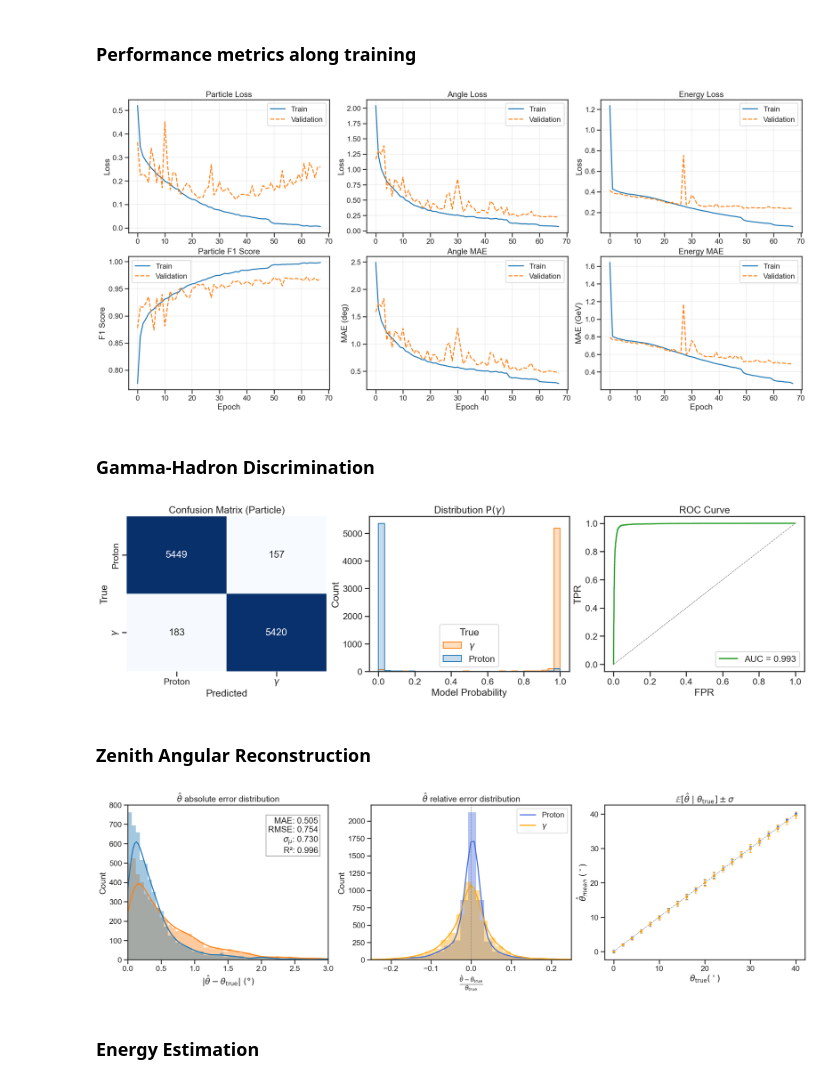
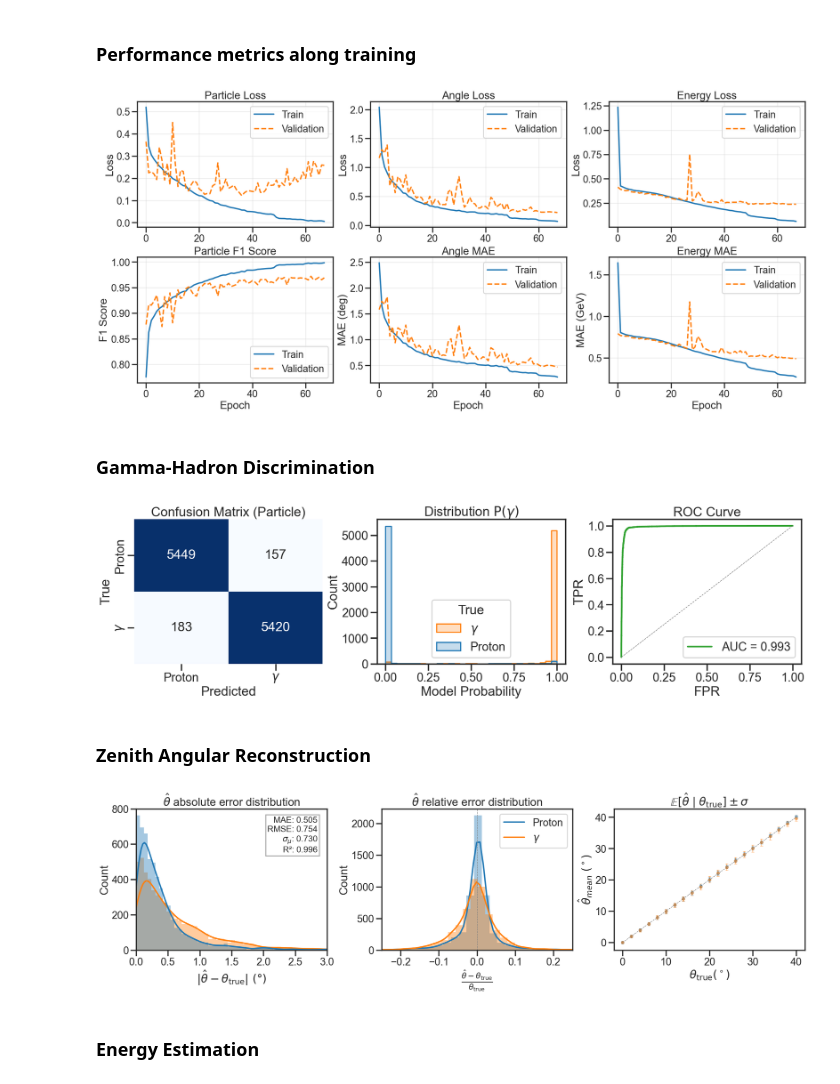
Before and after one commit to luisnavarrof/CONDOR_EAS-Reconstruction, a Jupyter notebook: CONDOR_EAS-Data-Visualization.ipynb, the cells around one changed output. Saved outputs shown, nothing was run; the diff lists cells and outputs as text; code cells hidden in the pictures.

Commit message:
Updated visualization style in CONDOR_EAS-Data-Visualization.ipynb

```diff
--- a/CONDOR_EAS-Data-Visualization.ipynb
+++ b/CONDOR_EAS-Data-Visualization.ipynb
@@ -496,8 +466,6 @@ from sklearn.metrics import (
     root_mean_squared_error,
     r2_score,
 )
-
-sns.set_context("talk")
 
 # Usa la ruta ya definida en el notebook; si no existe, ajusta manualmente.
 if "ARTIFACTS_DIR" not in globals():
@@ -636,7 +604,7 @@ for j, (col, title, ylabel) in enumerate(zip(
 fig.savefig(plots_dir / "training_curves_artifacts.png", dpi=200)
 plt.show()
 # %% [output]
-[figure, old version]
+[figure, new version]
 # %% [markdown]
 ### Gamma-Hadron Discrimination
 # %%
@@ -683,7 +651,7 @@ axes[2].legend(loc="lower right")
 fig.savefig(plots_dir / "particle_performance_artifacts.png", dpi=200)
 plt.show()
 # %% [output]
-[figure, old version]
+[figure, new version]
 # %% [markdown]
 ### Zenith Angular Reconstruction
 # %%
@@ -767,34 +735,35 @@ axes[1].axvline(0.0, color="gray", linestyle="--", linewidth=1)
 axes[1].set_xlabel(r"$\frac{\hat{\theta}-\theta_{\mathrm{true}}}{\theta_{\mathrm{true}}}$")
 axes[1].set_title(r"$\hat{\theta}$ relative error distribution")
 axes[1].set_xlim(-0.25, 0.25)
 axes[1].legend(labels=["Proton", r"$\gamma$"])
 
 for pid, color in particle_palette.items():
     subset = angle_group_particle[angle_group_particle["particle_true"] == pid]
     axes[2].errorbar(
         subset["angle_bin"],
         subset["mean_pred"],
         yerr=subset["std_pred"].fillna(0.0),
         fmt=".",
         color=color,
         ecolor=color,
         elinewidth=1.5,
+        alpha=0.5,
         capsize=3,
     )
 axes[2].plot(
     angle_group["angle_bin"],
     angle_group["angle_bin"],
     color="gray",
     linestyle="--",
     linewidth=1,
 )
 axes[2].set_xlabel(r"$\theta_{\mathrm{true}}(^\circ)$")
 axes[2].set_ylabel(r"$\hat{\theta}_{mean}\ (^\circ)$")
 axes[2].set_title(r"$\mathbb{E}[\hat{\theta}\mid\theta_{\mathrm{true}}] \pm \sigma$")
 fig.savefig(plots_dir / "angle_predictions_overview.png", dpi=200)
 plt.show()
 # %% [output]
-[figure, old version]
+[figure, new version]
 # %% [markdown]
 ### Energy Estimation
 # %%
```
Also changed, not shown: parts of 9 cells of this notebook.
